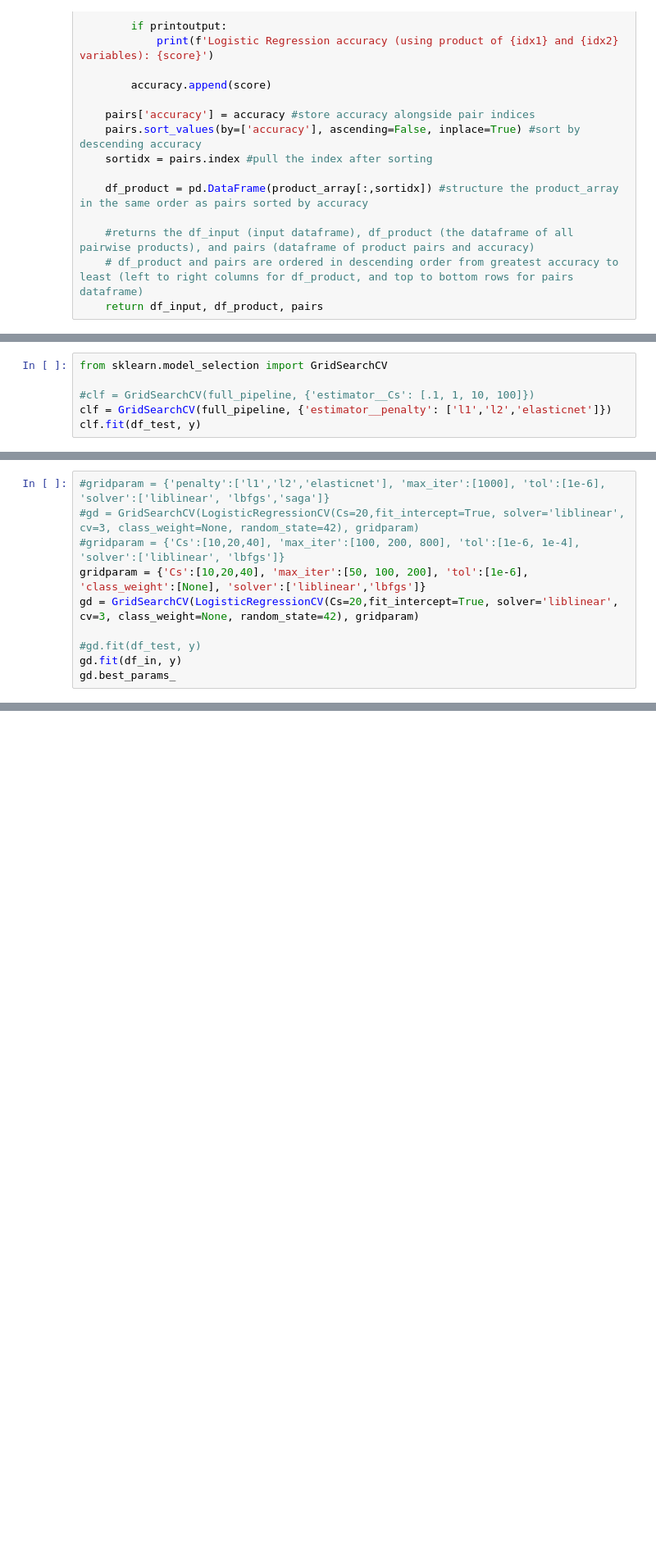
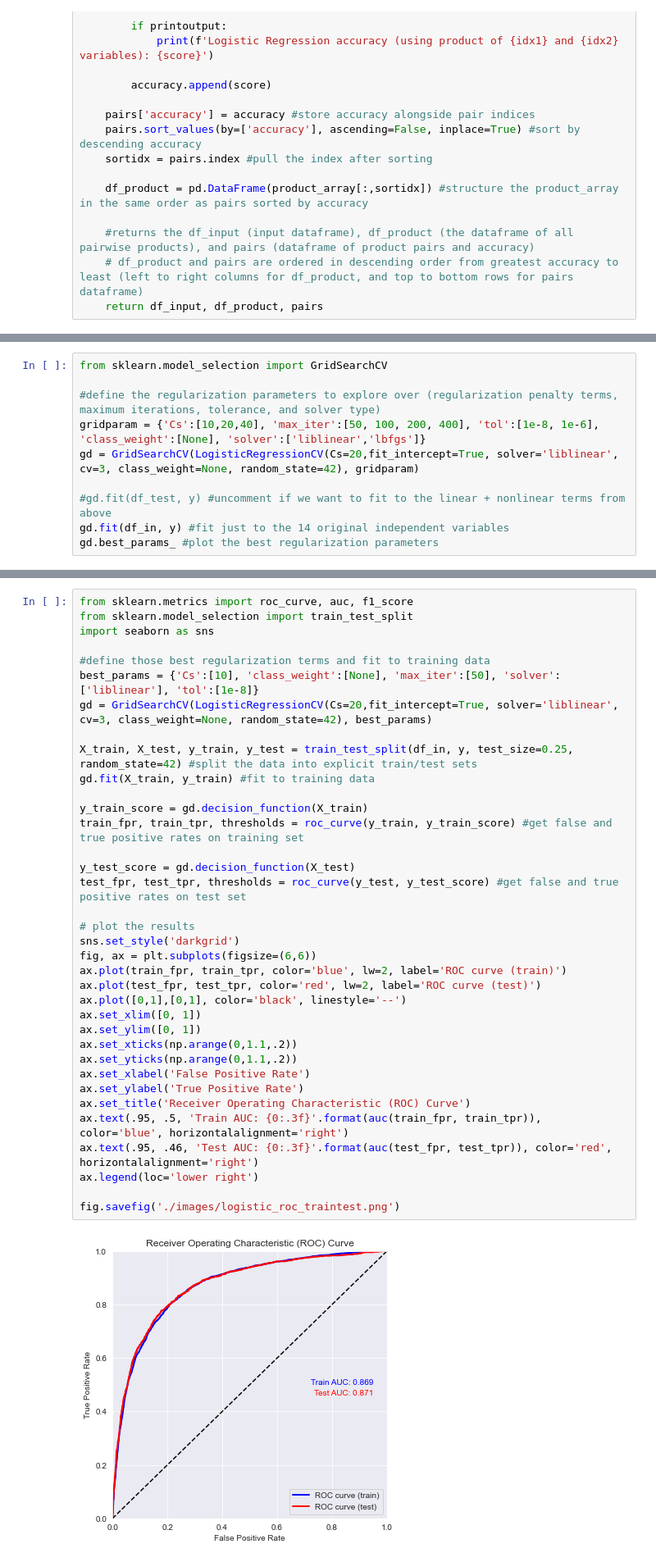
Before and after one commit to christopheraaronhenry/H1N1_vaccine_prediction, a Jupyter notebook: H1N1_vaccine_prediction.ipynb, the cells around one changed output, grey strips where cells are left out. Shown at 82% size. Cells and saved outputs as stored; diff of their text form; blank space fills up the shorter version.

```diff
--- a/H1N1_vaccine_prediction.ipynb
+++ b/H1N1_vaccine_prediction.ipynb
@@ -721,6 +715,0 @@ print(f'Logistic Regression accuracy (using top {num_products} pairwise products
-# %%
-from sklearn.model_selection import GridSearchCV
-
-#clf = GridSearchCV(full_pipeline, {'estimator__Cs': [.1, 1, 10, 100]})
-clf = GridSearchCV(full_pipeline, {'estimator__penalty': ['l1','l2','elasticnet']})
-clf.fit(df_test, y)
@@ -727,10 +721,10 @@ clf.fit(df_test, y)
 # %%
-#gridparam = {'penalty':['l1','l2','elasticnet'], 'max_iter':[1000], 'tol':[1e-6], 'solver':['liblinear', 'lbfgs','saga']}
-#gd = GridSearchCV(LogisticRegressionCV(Cs=20,fit_intercept=True, solver='liblinear', cv=3, class_weight=None, random_state=42), gridparam)
-#gridparam = {'Cs':[10,20,40], 'max_iter':[100, 200, 800], 'tol':[1e-6, 1e-4], 'solver':['liblinear', 'lbfgs']}
-gridparam = {'Cs':[10,20,40], 'max_iter':[50, 100, 200], 'tol':[1e-6], 'class_weight':[None], 'solver':['liblinear','lbfgs']}
+from sklearn.model_selection import GridSearchCV
+
+#define the regularization parameters to explore over (regularization penalty terms, maximum iterations, tolerance, and solver type)
+gridparam = {'Cs':[10,20,40], 'max_iter':[50, 100, 200, 400], 'tol':[1e-8, 1e-6], 'class_weight':[None], 'solver':['liblinear','lbfgs']}
 gd = GridSearchCV(LogisticRegressionCV(Cs=20,fit_intercept=True, solver='liblinear', cv=3, class_weight=None, random_state=42), gridparam)
 
-#gd.fit(df_test, y)
-gd.fit(df_in, y)
-gd.best_params_
+#gd.fit(df_test, y) #uncomment if we want to fit to the linear + nonlinear terms from above
+gd.fit(df_in, y) #fit just to the 14 original independent variables
+gd.best_params_ #plot the best regularization parameters
@@ -746,0 +751,38 @@ print(gd.best_params_)
+# %%
+from sklearn.metrics import roc_curve, auc, f1_score
+from sklearn.model_selection import train_test_split
+import seaborn as sns
+
+#define those best regularization terms and fit to training data
+best_params = {'Cs':[10], 'class_weight':[None], 'max_iter':[50], 'solver':['liblinear'], 'tol':[1e-8]}
+gd = GridSearchCV(LogisticRegressionCV(Cs=20,fit_intercept=True, solver='liblinear', cv=3, class_weight=None, random_state=42), best_params)
+
+X_train, X_test, y_train, y_test = train_test_split(df_in, y, test_size=0.25, random_state=42) #split the data into explicit train/test sets
+gd.fit(X_train, y_train) #fit to training data
+
+y_train_score = gd.decision_function(X_train)
+train_fpr, train_tpr, thresholds = roc_curve(y_train, y_train_score) #get false and true positive rates on training set
+
+y_test_score = gd.decision_function(X_test)
+test_fpr, test_tpr, thresholds = roc_curve(y_test, y_test_score) #get false and true positive rates on test set
+
+# plot the results
+sns.set_style('darkgrid')
+fig, ax = plt.subplots(figsize=(6,6))
+ax.plot(train_fpr, train_tpr, color='blue', lw=2, label='ROC curve (train)')
+ax.plot(test_fpr, test_tpr, color='red', lw=2, label='ROC curve (test)')
+ax.plot([0,1],[0,1], color='black', linestyle='--')
+ax.set_xlim([0, 1])
+ax.set_ylim([0, 1])
+ax.set_xticks(np.arange(0,1.1,.2))
+ax.set_yticks(np.arange(0,1.1,.2))
+ax.set_xlabel('False Positive Rate')
+ax.set_ylabel('True Positive Rate')
+ax.set_title('Receiver Operating Characteristic (ROC) Curve')
+ax.text(.95, .5, 'Train AUC: {0:.3f}'.format(auc(train_fpr, train_tpr)), color='blue', horizontalalignment='right')
+ax.text(.95, .46, 'Test AUC: {0:.3f}'.format(auc(test_fpr, test_tpr)), color='red', horizontalalignment='right')
+ax.legend(loc='lower right')
+
+fig.savefig('./images/logistic_roc_traintest.png')
+# %% [output]
+[figure, added]
```
Also changed, not shown: parts of 57 cells of this notebook.
